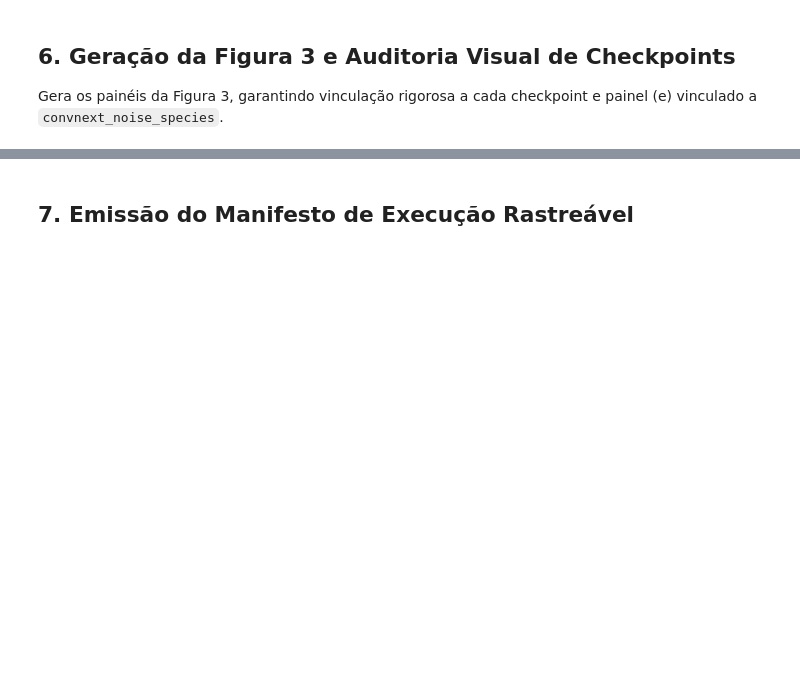
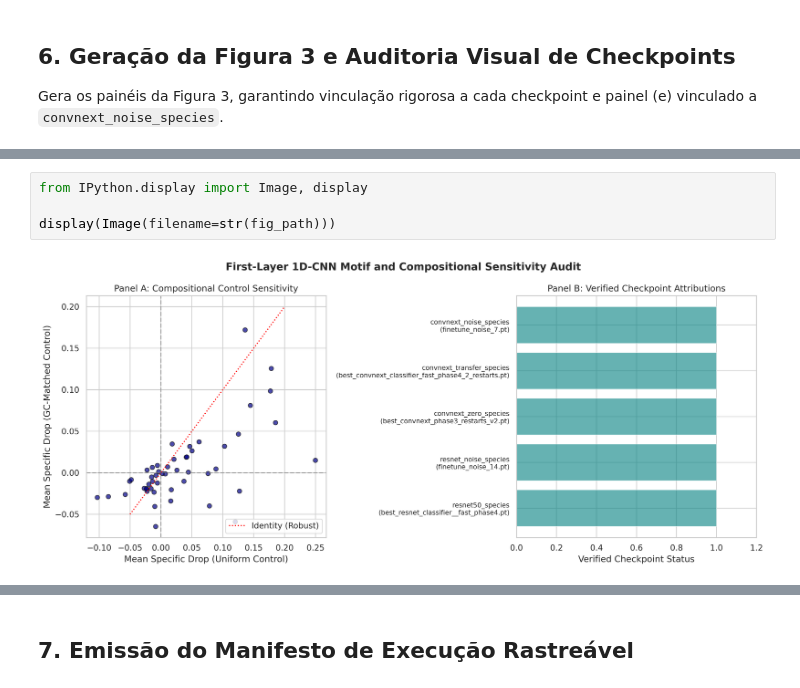
Before and after one commit to Mathe13/cnn_metagenome, a Jupyter notebook: notebooks/reproduction/short/07_first_layer_motifs_and_perturbation.ipynb, the cells around one changed output, grey strips where cells are left out. Drawn from its saved outputs; the diff is of its cells as text; blank space fills up the shorter version.

```diff
--- a/notebooks/reproduction/short/07_first_layer_motifs_and_perturbation.ipynb
+++ b/notebooks/reproduction/short/07_first_layer_motifs_and_perturbation.ipynb
@@ -308,0 +318,6 @@ Figura 3 salva com sucesso em: results_reproduction/motifs/figure_03_motifs.png
+# %%
+from IPython.display import Image, display
+
+display(Image(filename=str(fig_path)))
+# %% [output]
+[figure, added]
```
Also changed, not shown: parts of 3 cells of this notebook, 2 other files.
